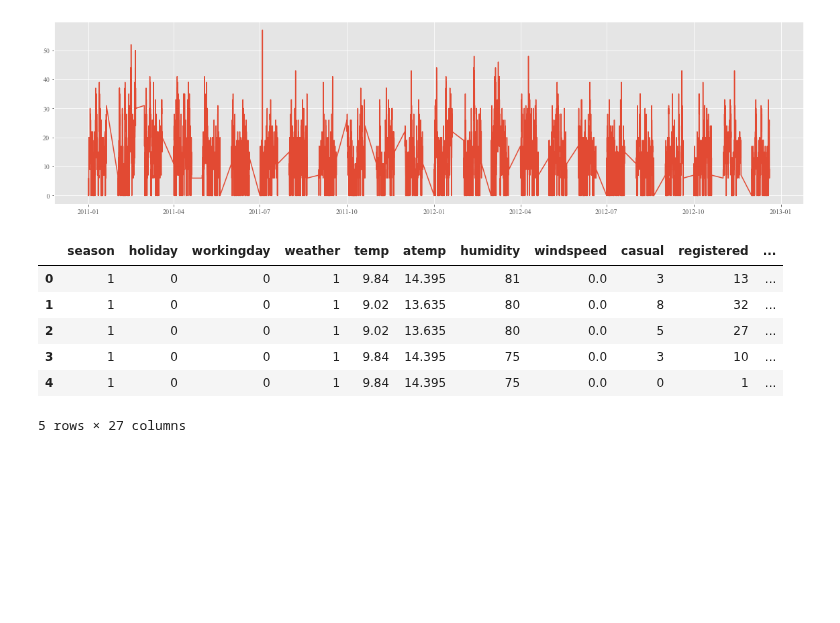
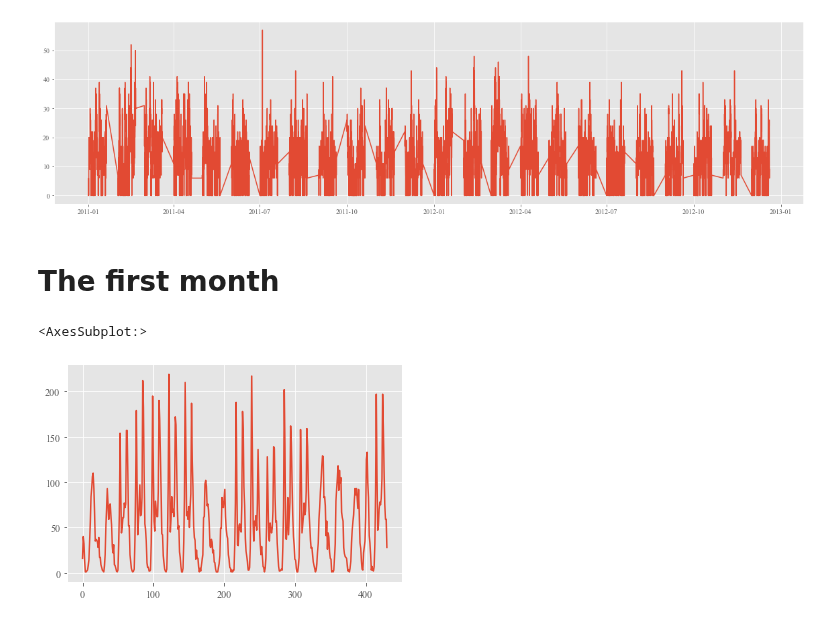
Before and after one commit to abhirup-ghosh/kaggle, a Jupyter notebook: bike-sharing-demand/main.ipynb, the cells around one changed output. Drawn from its saved outputs; the diff is of its cells as text; code cells hidden in the pictures; blank space fills up the shorter version.

Commit message:
Kaggle Notebook | Exercise: Seasonality | Version 3

```diff
--- a/bike-sharing-demand/main.ipynb
+++ b/bike-sharing-demand/main.ipynb
@@ -117,14 +117,13 @@ ax.plot(df_train['datetime'], df_train['windspeed'])
 [figure]
 [figure]
 [figure]
-# %%
-add_datepart(df_train, 'datetime', time=True, prefix='')
-df_train.head()
-# %% [output]
-|  | season | holiday | workingday | weather | temp | atemp | humidity | windspeed | casual | registered | ... |
-| 0 | 1 | 0 | 0 | 1 | 9.84 | 14.395 | 81 | 0.0 | 3 | 13 | ... |
-| 1 | 1 | 0 | 0 | 1 | 9.02 | 13.635 | 80 | 0.0 | 8 | 32 | ... |
-| 2 | 1 | 0 | 0 | 1 | 9.02 | 13.635 | 80 | 0.0 | 5 | 27 | ... |
-| 3 | 1 | 0 | 0 | 1 | 9.84 | 14.395 | 75 | 0.0 | 3 | 10 | ... |
-| 4 | 1 | 0 | 0 | 1 | 9.84 | 14.395 | 75 | 0.0 | 0 | 1 | ... |
-5 rows × 27 columns
+# %% [markdown]
+# The first month
+# %%
+df_train_1 = df_train[(df_train['datetime'].dt.year == 2011) & (df_train['datetime'].dt.month == 1)]
+df_test_1 = df_test[(df_test['datetime'].dt.year == 2011) & (df_test['datetime'].dt.month == 1)]
+# %%
+df_train_1['count'].plot()
+# %% [output]
+<AxesSubplot:>
+[figure, added]
```
Also changed, not shown: parts of 6 cells of this notebook, 6 other files.
